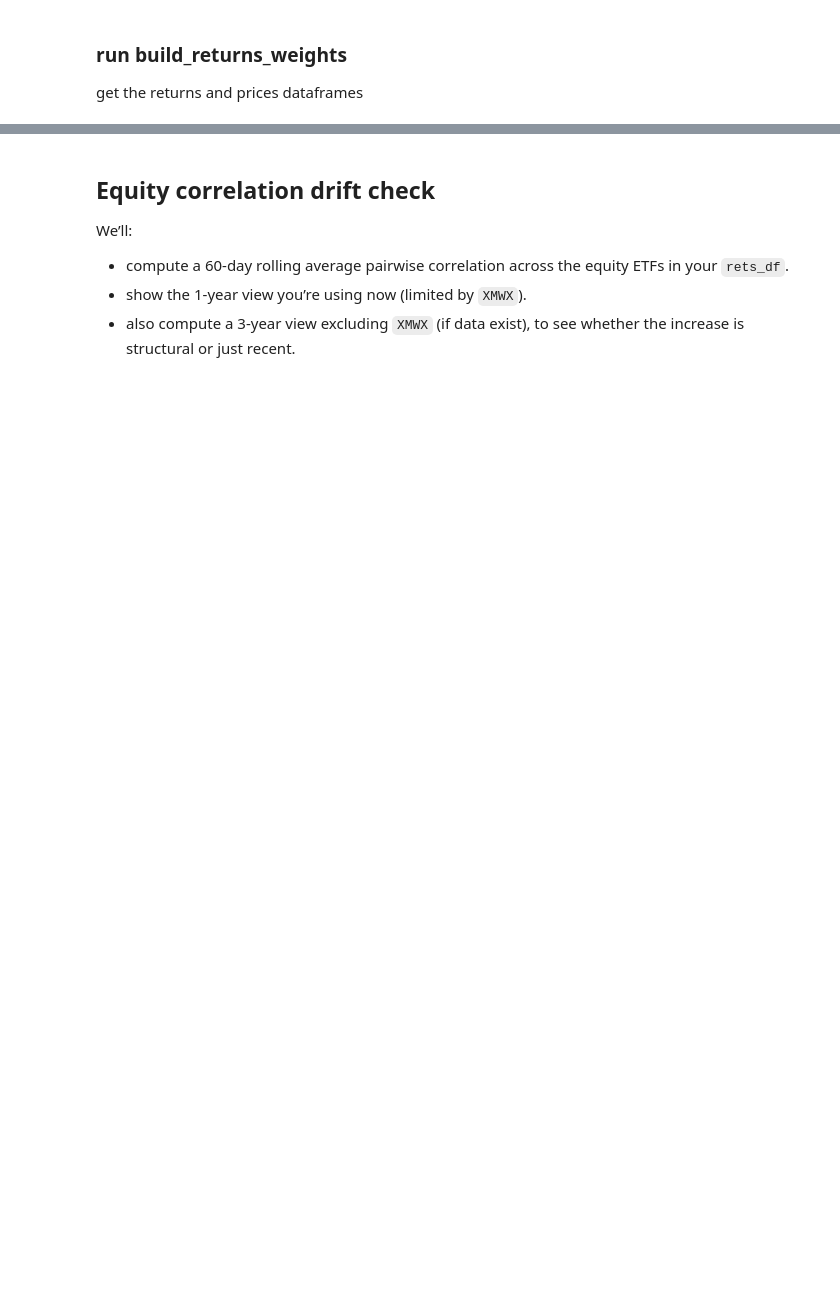
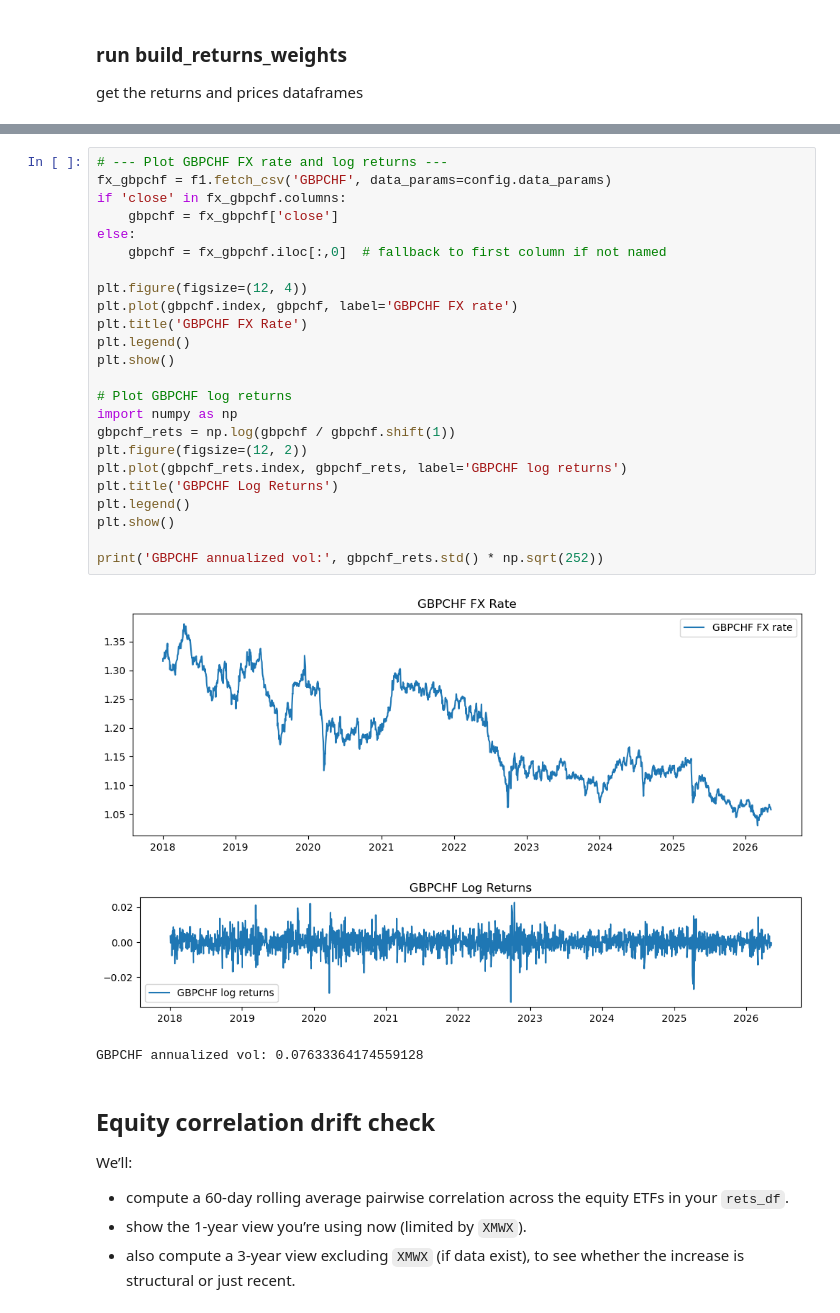
Before and after one commit to nimchimpski/GeoQuant, a Jupyter notebook: notebooks/risk_matrix_run.ipynb, the cells around one changed output, grey strips where cells are left out. Drawn from its saved outputs; the diff is of its cells as text; blank space fills up the shorter version.

```diff
--- a/notebooks/risk_matrix_run.ipynb
+++ b/notebooks/risk_matrix_run.ipynb
@@ -157,3 +206,31 @@ Date
+# %%
+# --- Plot GBPCHF FX rate and log returns ---
+fx_gbpchf = f1.fetch_csv('GBPCHF', data_params=config.data_params)
+if 'close' in fx_gbpchf.columns:
+    gbpchf = fx_gbpchf['close']
+else:
+    gbpchf = fx_gbpchf.iloc[:,0]  # fallback to first column if not named
+
+plt.figure(figsize=(12, 4))
+plt.plot(gbpchf.index, gbpchf, label='GBPCHF FX rate')
+plt.title('GBPCHF FX Rate')
+plt.legend()
+plt.show()
+
+# Plot GBPCHF log returns
+import numpy as np
+gbpchf_rets = np.log(gbpchf / gbpchf.shift(1))
+plt.figure(figsize=(12, 2))
+plt.plot(gbpchf_rets.index, gbpchf_rets, label='GBPCHF log returns')
+plt.title('GBPCHF Log Returns')
+plt.legend()
+plt.show()
+
+print('GBPCHF annualized vol:', gbpchf_rets.std() * np.sqrt(252))
+# %% [output]
+[figure, added]
+[figure, added]
+GBPCHF annualized vol: 0.07633364174559128
 # %% [markdown]
 ## Equity correlation drift check
 We’ll:
```
Also changed, not shown: parts of 12 cells of this notebook, 9 other files.
